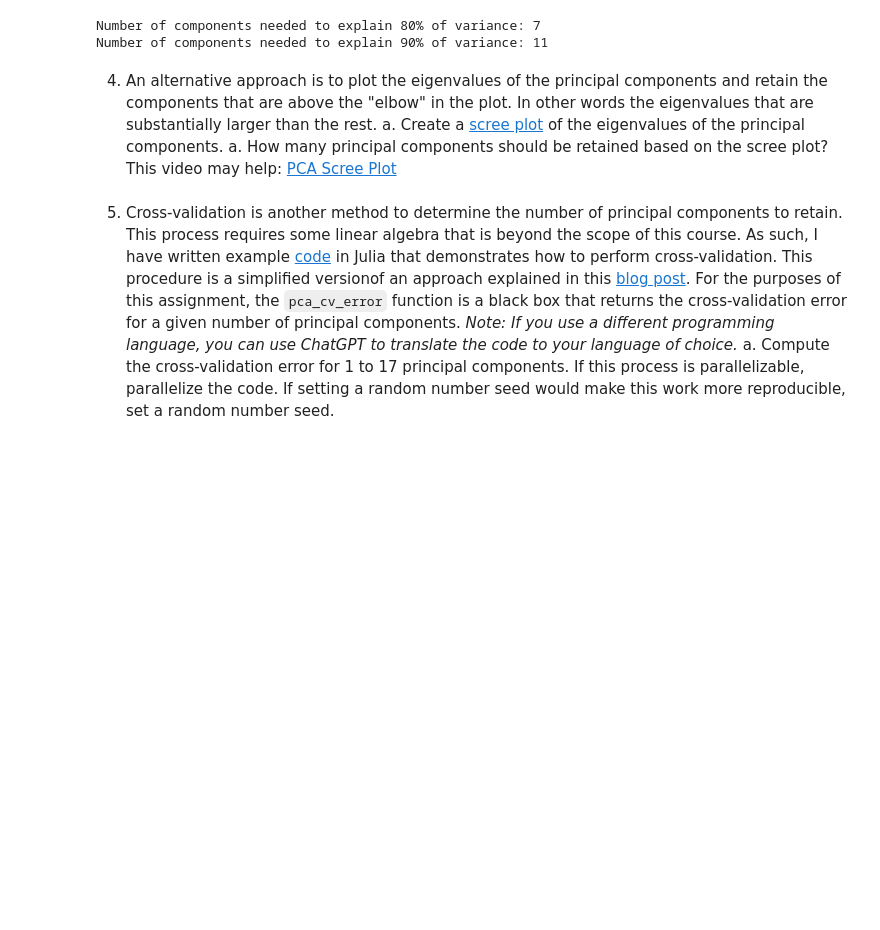
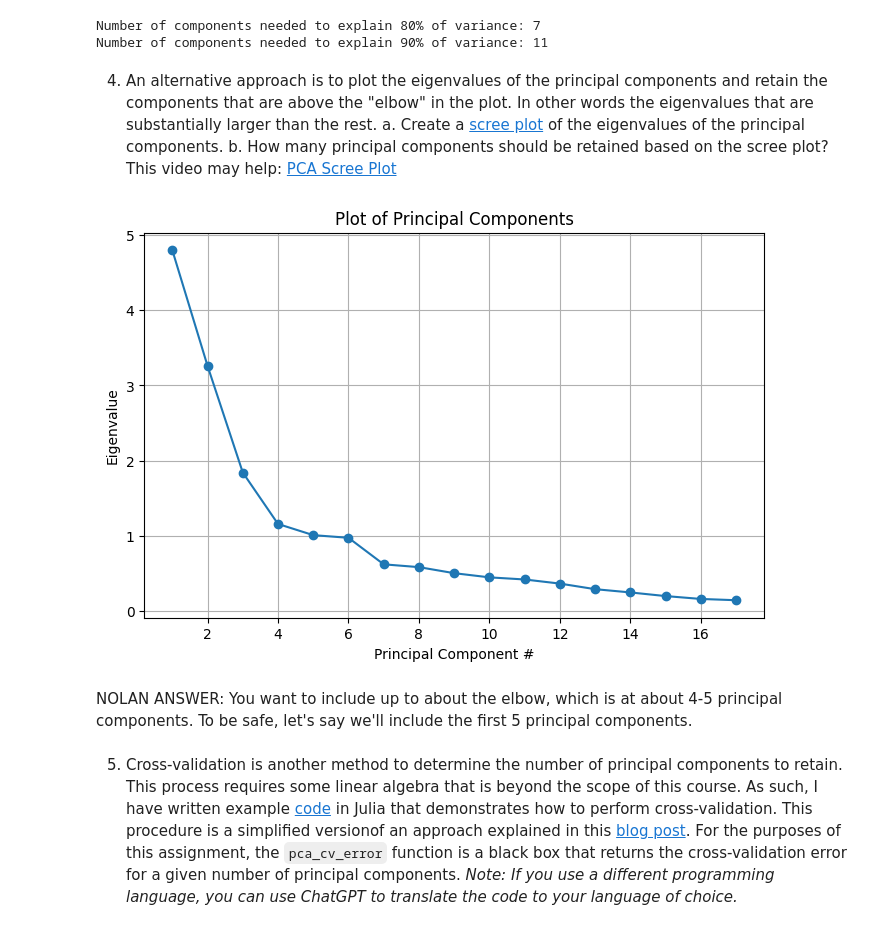
Before and after one commit to nolanyager/MachineLearning_Fall24, a Jupyter notebook: homework/HW_03.ipynb, the cells around one changed output. Cells and saved outputs as stored; diff of their text form; code cells hidden in the pictures; blank space fills up the shorter version.

```diff
--- a/homework/HW_03.ipynb
+++ b/homework/HW_03.ipynb
@@ -231,7 +231,24 @@ Number of components needed to explain 90% of variance: 11
 # %% [markdown]
 4. An alternative approach is to plot the eigenvalues of the principal components and retain the components that are above the "elbow" in the plot. In other words the eigenvalues that are substantially larger than the rest.
     a. Create a [scree plot](https://en.wikipedia.org/wiki/Scree_plot) of the eigenvalues of the principal components.
-    a. How many principal components should be retained based on the scree plot? This video may help: [PCA Scree Plot](https://youtu.be/vFUvNICWVz4?si=6NbyRcLRGT8L1HzI)
+    b. How many principal components should be retained based on the scree plot? This video may help: [PCA Scree Plot](https://youtu.be/vFUvNICWVz4?si=6NbyRcLRGT8L1HzI)
+# %%
+# Extracting and labeling the eigenvalues i.e., the explained variance from the PCA above
+eigenvalues = pca.explained_variance_
+
+# Creating scree plot
+plt.figure(figsize=(8, 5))
+plt.plot(range(1, len(eigenvalues) + 1), eigenvalues, marker='o', linestyle='-')
+plt.xlabel('Principal Component #')
+plt.ylabel('Eigenvalue')
+plt.title('Plot of Principal Components')
+plt.grid(True)
+plt.show()
+# %% [output]
+[figure, added]
+# %% [markdown]
+NOLAN ANSWER:
+You want to include up to about the elbow, which is at about 4-5 principal components. To be safe, let's say we'll include the first 5 principal components.
 # %% [markdown]
 5. Cross-validation is another method to determine the number of principal components to retain.
 This process requires some linear algebra that is beyond the scope of this course.
@@ -239,4 +256,3 @@ As such, I have written example [code](https://github.com/gabehassler/PRGS-Intro
 This procedure is a simplified versionof an approach explained in this [blog post](https://alexhwilliams.info/itsneuronalblog/2018/02/26/crossval/).
 For the purposes of this assignment, the `pca_cv_error` function is a black box that returns the cross-validation error for a given number of principal components.
 _Note: If you use a different programming language, you can use ChatGPT to translate the code to your language of choice._
-    a. Compute the cross-validation error for 1 to 17 principal components. If this process is parallelizable, parallelize the code. If setting a random number seed would make this work more reproducible, set a random number seed.
```
Also changed, not shown: parts of 4 cells of this notebook.
